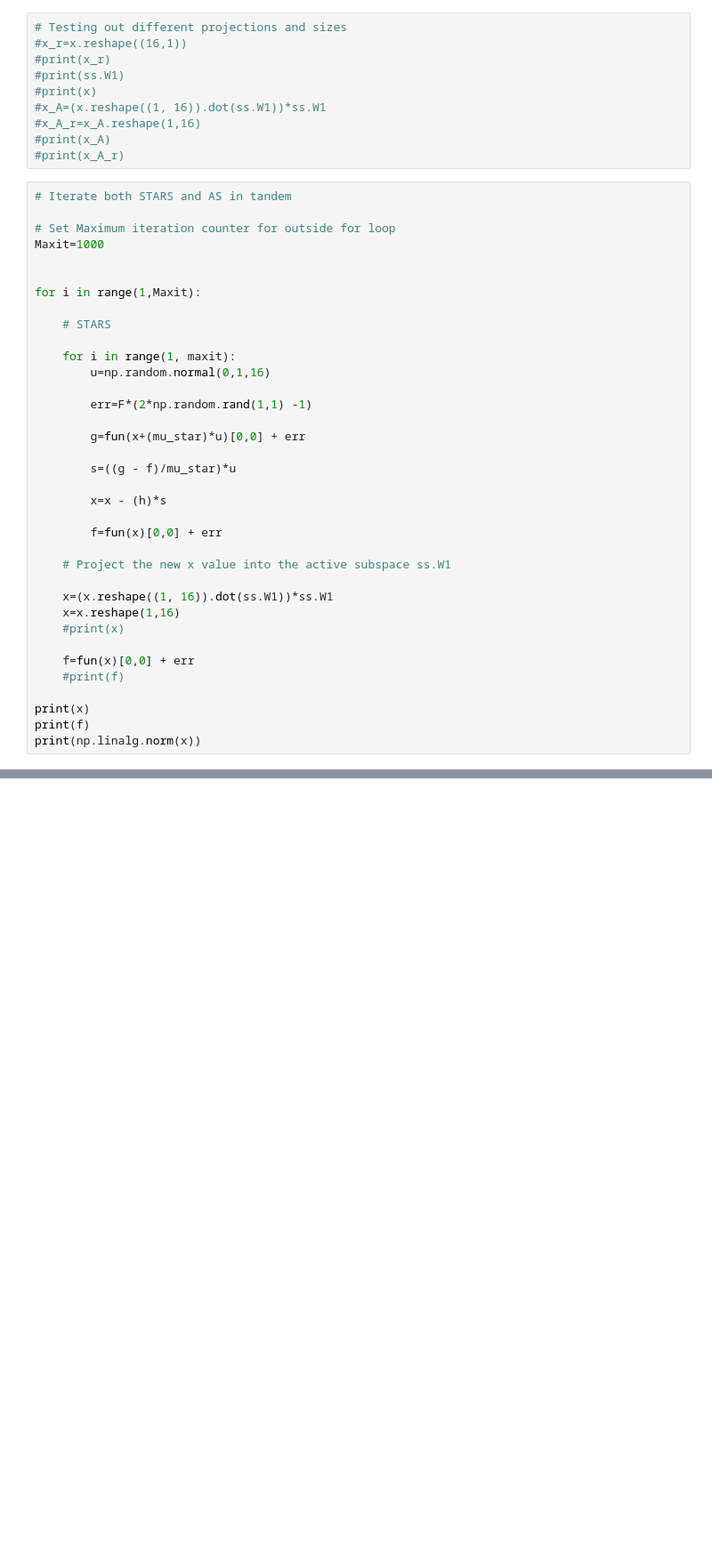
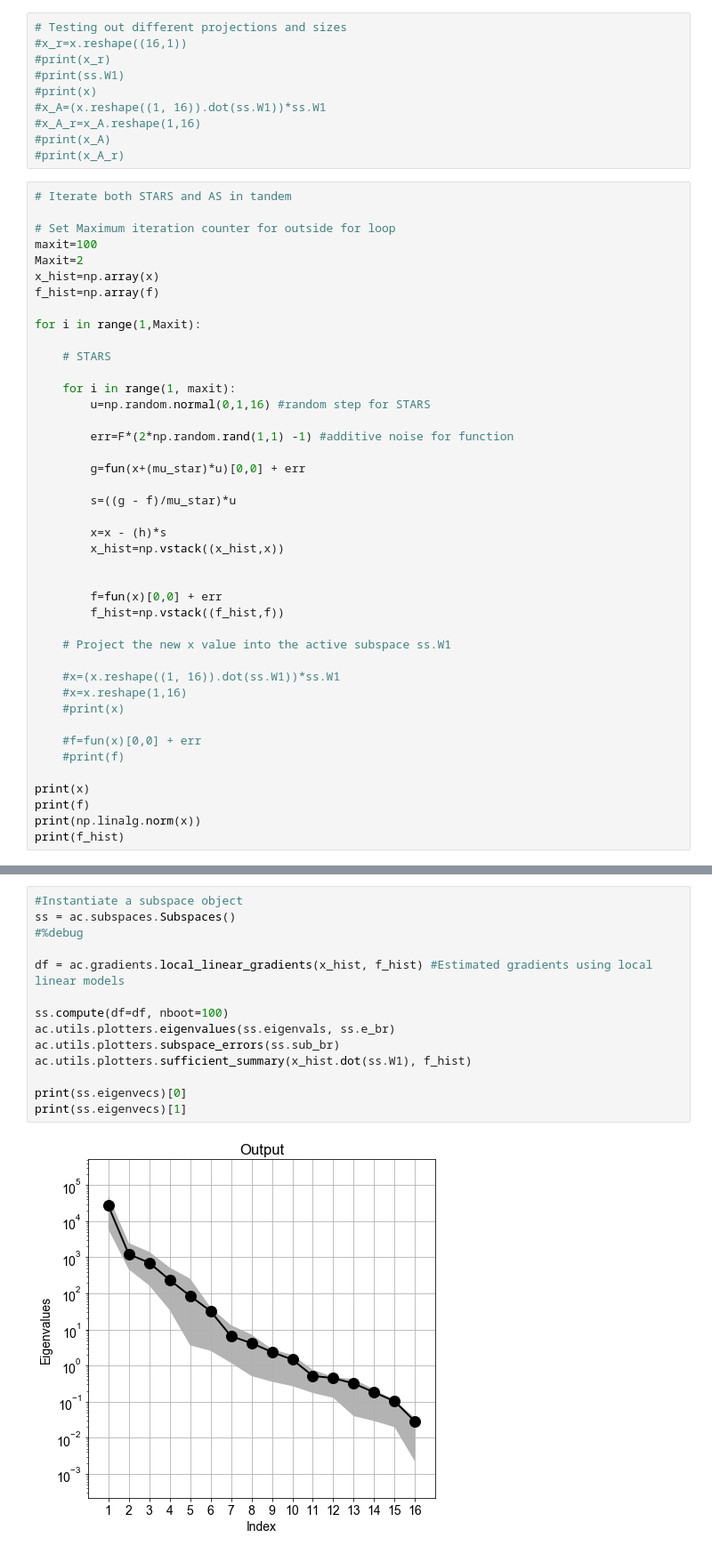
Before and after one commit to mathematicalmichael/personalresearch, a Jupyter notebook: Notebooks/AS_vs_DF_Optimization.ipynb, the cells around one changed output, grey strips where cells are left out. Shown: that part at 89% size. Saved outputs shown, nothing was run; the diff lists cells and outputs as text; blank space fills up the shorter version.

```diff
--- a/Notebooks/AS_vs_DF_Optimization.ipynb
+++ b/Notebooks/AS_vs_DF_Optimization.ipynb
@@ -233,36 +233,42 @@ print(F)
 # Iterate both STARS and AS in tandem
 
 # Set Maximum iteration counter for outside for loop
-Maxit=1000
-
+maxit=100
+Maxit=2
+x_hist=np.array(x)
+f_hist=np.array(f)
 
 for i in range(1,Maxit):
 
     # STARS
 
     for i in range(1, maxit):
-        u=np.random.normal(0,1,16)
+        u=np.random.normal(0,1,16) #random step for STARS
 
-        err=F*(2*np.random.rand(1,1) -1)
+        err=F*(2*np.random.rand(1,1) -1) #additive noise for function
 
         g=fun(x+(mu_star)*u)[0,0] + err
 
         s=((g - f)/mu_star)*u
 
         x=x - (h)*s
+        x_hist=np.vstack((x_hist,x))
+
 
         f=fun(x)[0,0] + err
+        f_hist=np.vstack((f_hist,f))
 
     # Project the new x value into the active subspace ss.W1
 
-    x=(x.reshape((1, 16)).dot(ss.W1))*ss.W1
-    x=x.reshape(1,16)
+    #x=(x.reshape((1, 16)).dot(ss.W1))*ss.W1
+    #x=x.reshape(1,16)
     #print(x)
 
-    f=fun(x)[0,0] + err
+    #f=fun(x)[0,0] + err
     #print(f)
 
 print(x)
 print(f)
 print(np.linalg.norm(x))
+print(f_hist)
 # %% [output]
@@ -274,0 +308,16 @@ print(np.linalg.norm(x))
+# %%
+#Instantiate a subspace object
+ss = ac.subspaces.Subspaces()
+#%debug
+
+df = ac.gradients.local_linear_gradients(x_hist, f_hist) #Estimated gradients using local linear models
+
+ss.compute(df=df, nboot=100)
+ac.utils.plotters.eigenvalues(ss.eigenvals, ss.e_br)
+ac.utils.plotters.subspace_errors(ss.sub_br)
+ac.utils.plotters.sufficient_summary(x_hist.dot(ss.W1), f_hist)
+
+print(ss.eigenvecs)[0]
+print(ss.eigenvecs)[1]
+# %% [output]
+[figure, added]
```
Also changed, not shown: parts of 8 cells of this notebook.
